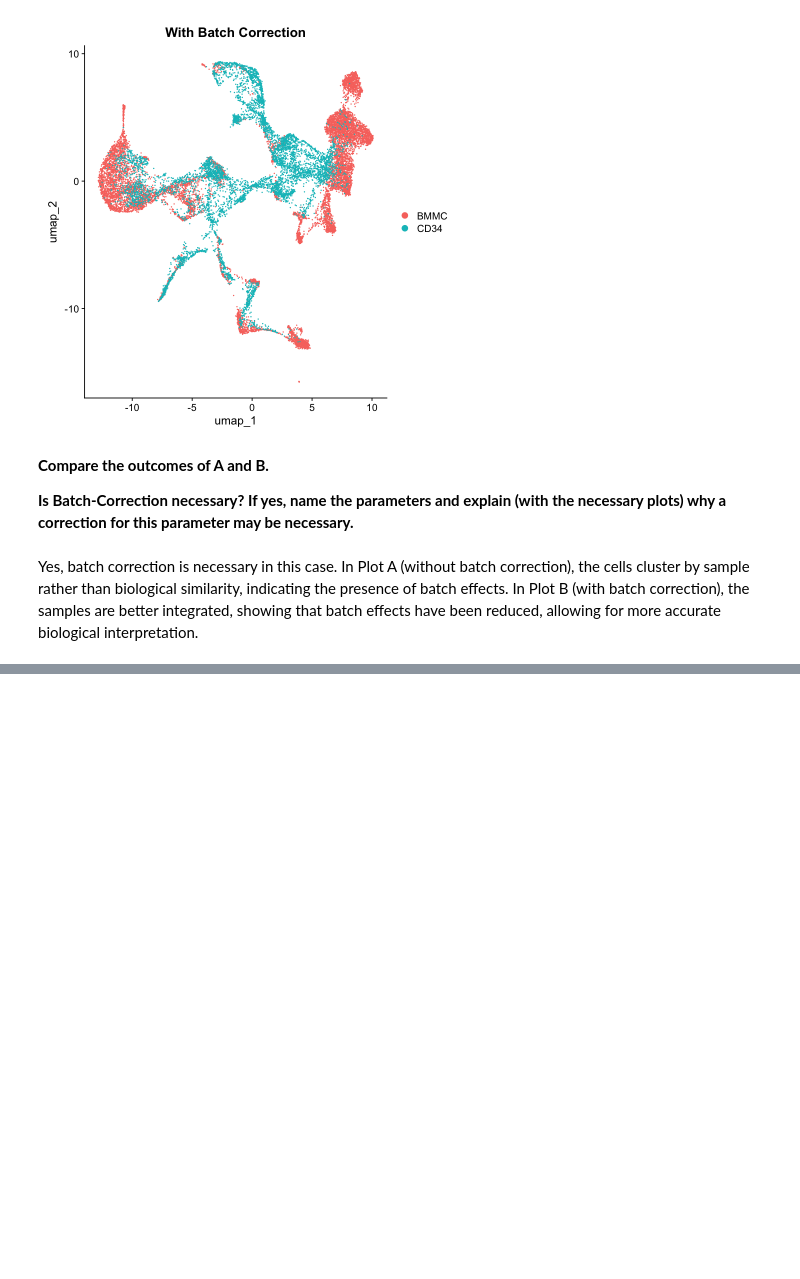
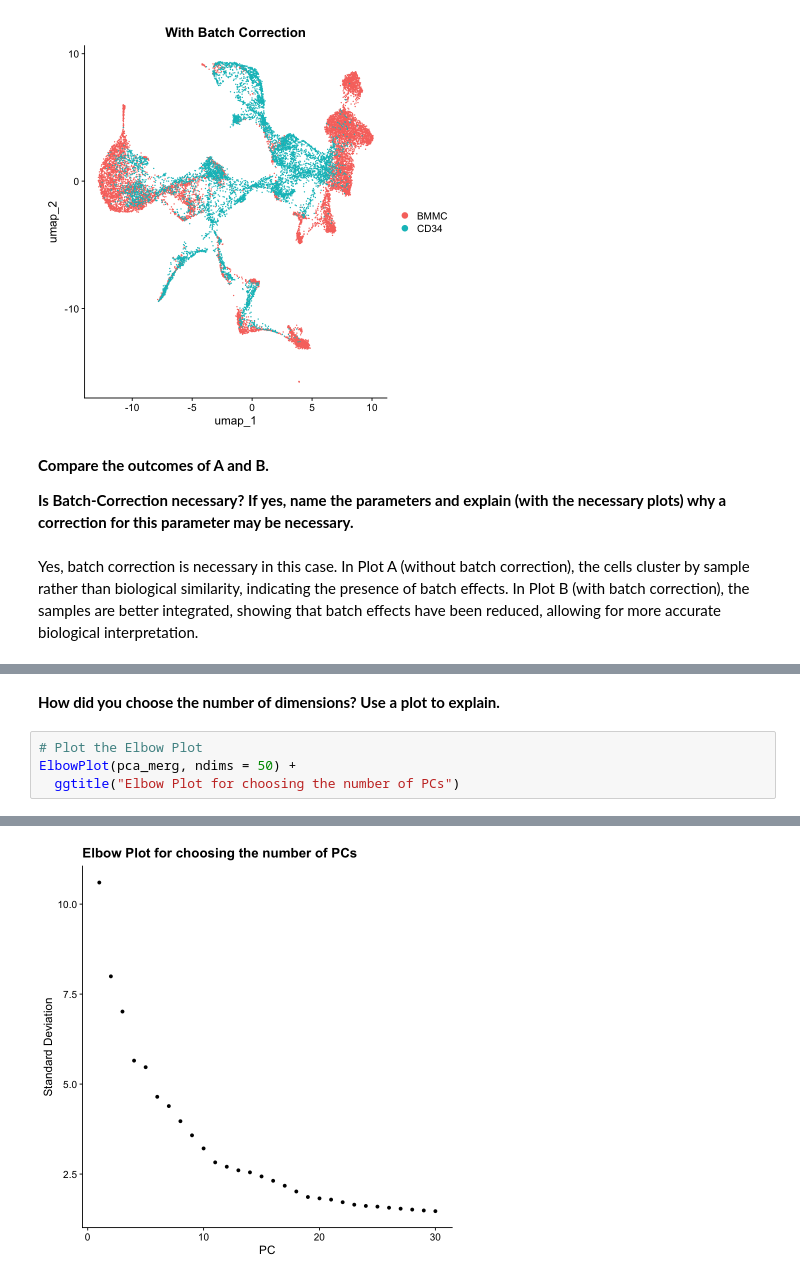
Before and after one commit to mahshid1373/Single_Cell_Project1, a Jupyter notebook: Project1.ipynb, the cells around one changed output, grey strips where cells are left out. Cells and saved outputs as stored; diff of their text form; blank space fills up the shorter version.

```diff
--- a/Project1.ipynb
+++ b/Project1.ipynb
@@ -565,0 +594,7 @@ reduction and clustering for the subsequent tasks. You should end up with 7-15 c
+# %% [markdown]
+**How did you choose the number of dimensions? Use a plot to explain.**
+# %%
+# Plot the Elbow Plot
+ElbowPlot(pca_merg, ndims = 50) +
+  ggtitle("Elbow Plot for choosing the number of PCs")
+# %% [output]
@@ -565,0 +603 @@ reduction and clustering for the subsequent tasks. You should end up with 7-15 c
+[figure, added]
```
Also changed, not shown: parts of 11 cells of this notebook, 1 other file.
